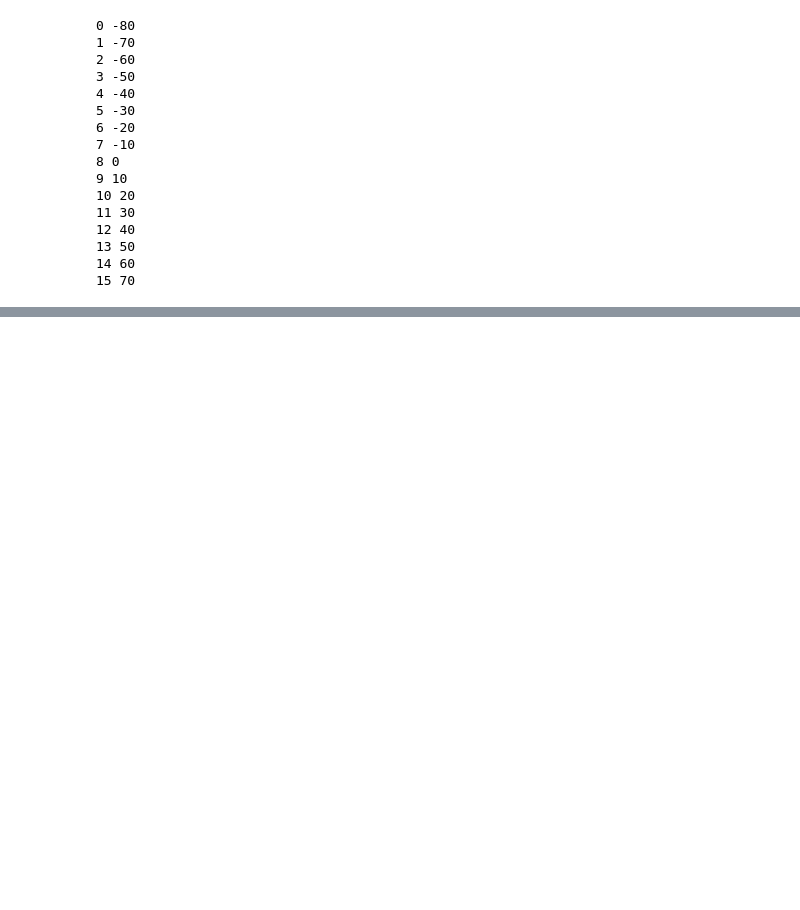
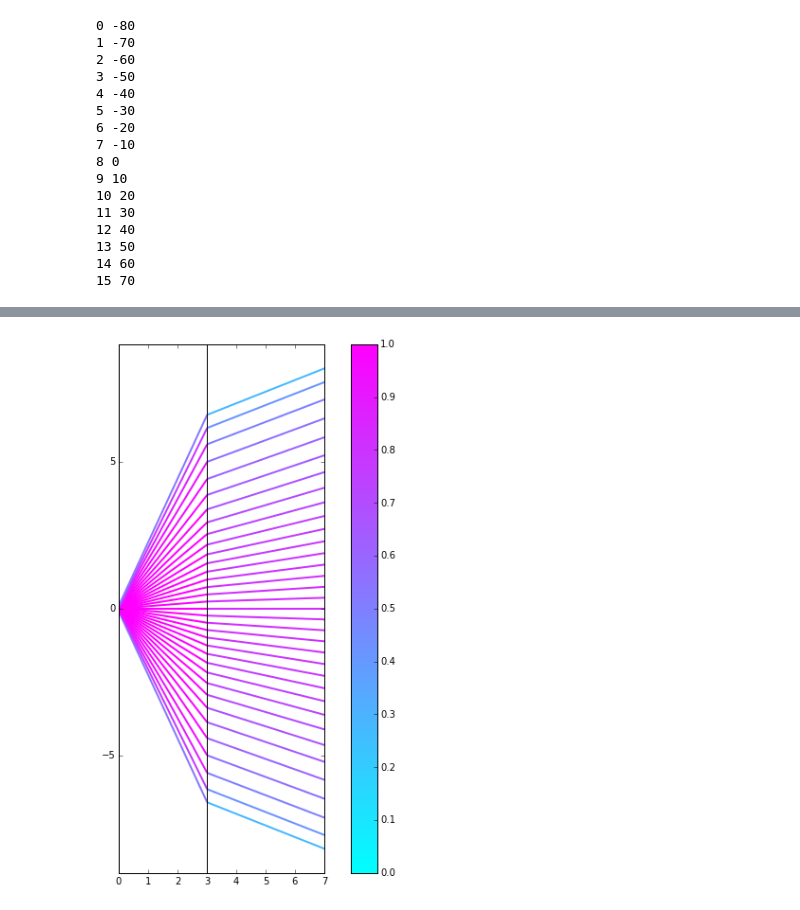
Before and after one commit to eelcodijkstra/teststuff, a Jupyter notebook: ray_trace/150307_try_rigorous_ray_tracing.ipynb, the cells around one changed output, grey strips where cells are left out. Cells and saved outputs as stored; diff of their text form; code cells hidden in the pictures; blank space fills up the shorter version.

```diff
--- a/ray_trace/150307_try_rigorous_ray_tracing.ipynb
+++ b/ray_trace/150307_try_rigorous_ray_tracing.ipynb
@@ -196,0 +304,31 @@ for i, angle in enumerate(range(-80,80,10)):
+# %%
+thicknesses = np.array([0.01, 3.0, 4.0])
+refractive_indices = np.array([1.46, 3.6, 3.6])
+initial_refr_index = 1.33
+start_location_on_axis = 0.0
+array_of_rays = []
+for i, angle in enumerate(range(-85,90,5)):
+    array_of_rays.append(rayThroughPlanarInterfaces(ray_dist_from_axis = 0.0,
+                                                    angle_rad = angle*degtorad,
+                                                    refr_index = initial_refr_index,
+                                                    start_location_on_axis = start_location_on_axis))
+    for l,n in zip(thicknesses, refractive_indices):
+        array_of_rays[i].propagate_to_and_thru_new_surface(l, n)
+# %%
+ylimit = 9
+fig, ax = plt.subplots(1,1,figsize = (10,10))
+ax.set_aspect('equal')
+ax.set_ylim(-ylimit,ylimit)
+ax.set_xlim(0, ray.location_on_axis[-1])
+cmap = plt.get_cmap('cool')
+cNorm  = colors.Normalize(vmin=0, vmax=1)
+scalarMap = cmx.ScalarMappable(norm=cNorm, cmap=cmap)
+scalarMap._A = [] #see http://stackoverflow.com/questions/8342549/matplotlib-add-colorbar-to-a-sequence-of-line-plotsa
+plt.colorbar(scalarMap)
+
+for ray in array_of_rays:
+    colorline(x=ray.location_on_axis, y=ray.h, z=ray.normpower_in_ray, cmap=cmap, norm=cNorm, linewidth=2.0)
+for x in array_of_rays[0].location_on_axis:
+    ax.vlines(x,-ylimit,ylimit)
+# %% [output]
+[figure, added]
```
Also changed, not shown: parts of 7 cells of this notebook, 1 other file.
